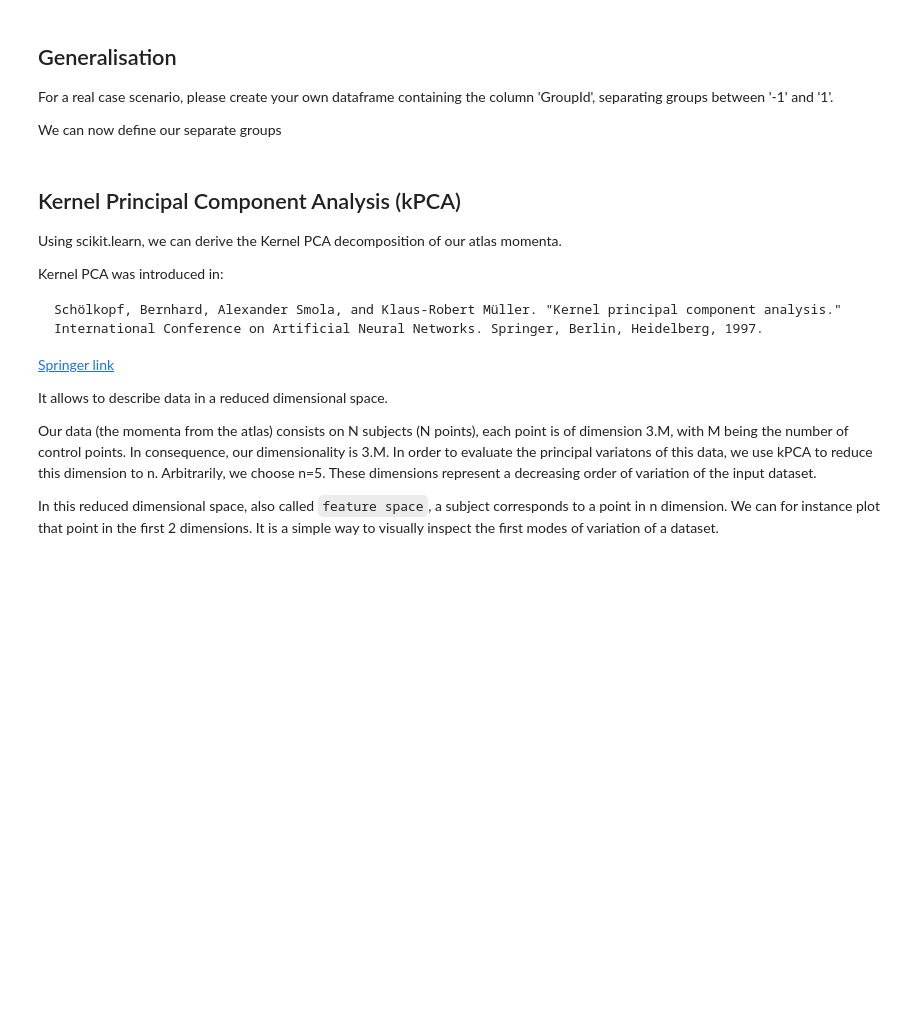
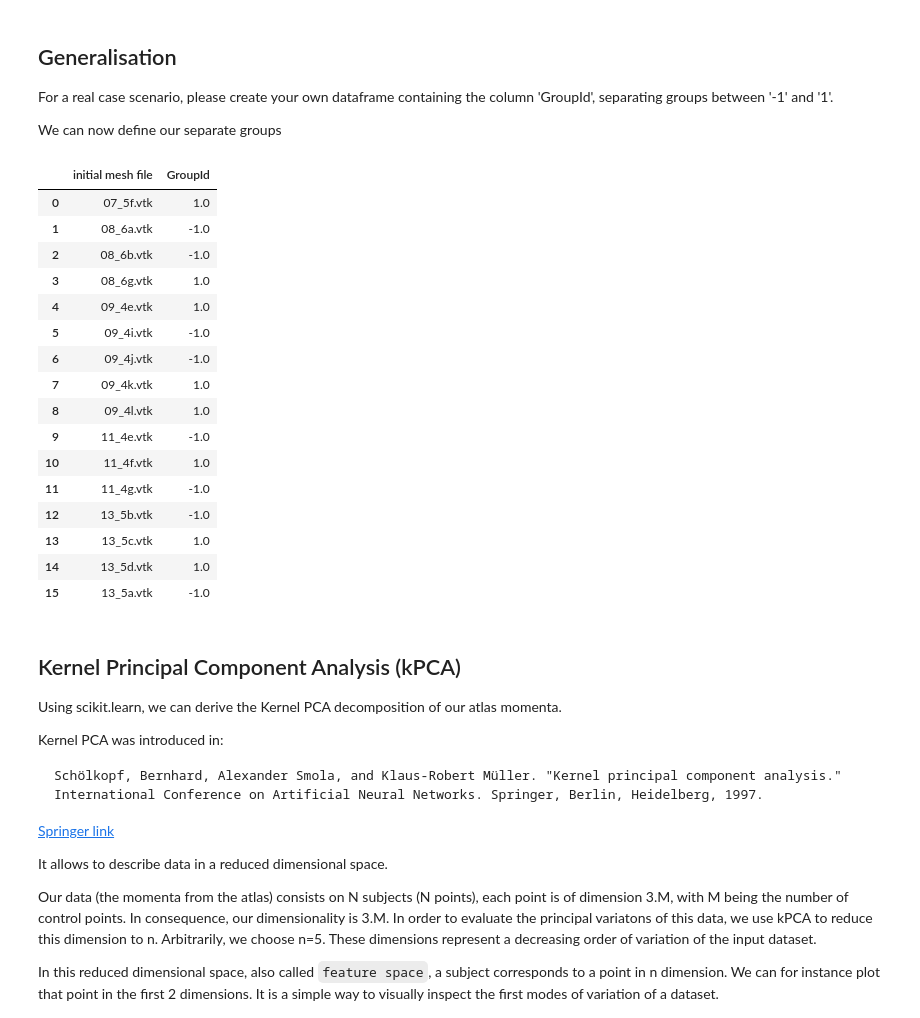
Before and after one commit to marta-vidalgarcia/landmark-free-deformetrica, a Jupyter notebook: shape-statistics-analysis.ipynb, the cells around one changed output. Saved outputs shown, nothing was run; the diff lists cells and outputs as text; code cells hidden in the pictures; blank space fills up the shorter version.

```diff
--- a/shape-statistics-analysis.ipynb
+++ b/shape-statistics-analysis.ipynb
@@ -134,3 +133,48 @@ g2 = df['GroupId'].values > 0
+# %%
+classes = np.loadtxt(os.path.join(working_directory, 'classes.txt'))
+g1 = classes < 0
+g2 = classes > 0
+
+import pandas as pd
+df = pd.DataFrame()
+df['initial mesh file'] = [
+    '07_5f.vtk',
+    '08_6a.vtk',
+    '08_6b.vtk',
+    '08_6g.vtk',
+    '09_4e.vtk',
+    '09_4i.vtk',
+    '09_4j.vtk',
+    '09_4k.vtk',
+    '09_4l.vtk',
+    '11_4e.vtk',
+    '11_4f.vtk',
+    '11_4g.vtk',
+    '13_5b.vtk',
+    '13_5c.vtk',
+    '13_5d.vtk',
+    '13_5a.vtk']
+df['GroupId'] = classes
+
+df
+# %% [output]
+|  | initial mesh file | GroupId |
+| 0 | 07_5f.vtk | 1.0 |
+| 1 | 08_6a.vtk | -1.0 |
+| 2 | 08_6b.vtk | -1.0 |
+| 3 | 08_6g.vtk | 1.0 |
+| 4 | 09_4e.vtk | 1.0 |
+| 5 | 09_4i.vtk | -1.0 |
+| 6 | 09_4j.vtk | -1.0 |
+| 7 | 09_4k.vtk | 1.0 |
+| 8 | 09_4l.vtk | 1.0 |
+| 9 | 11_4e.vtk | -1.0 |
+| 10 | 11_4f.vtk | 1.0 |
+| 11 | 11_4g.vtk | -1.0 |
+| 12 | 13_5b.vtk | -1.0 |
+| 13 | 13_5c.vtk | 1.0 |
+| 14 | 13_5d.vtk | 1.0 |
+| 15 | 13_5a.vtk | -1.0 |
 # %% [markdown]
 ## Kernel Principal Component Analysis (kPCA)
 
```
Also changed, not shown: parts of 10 cells of this notebook, 1 other file.
